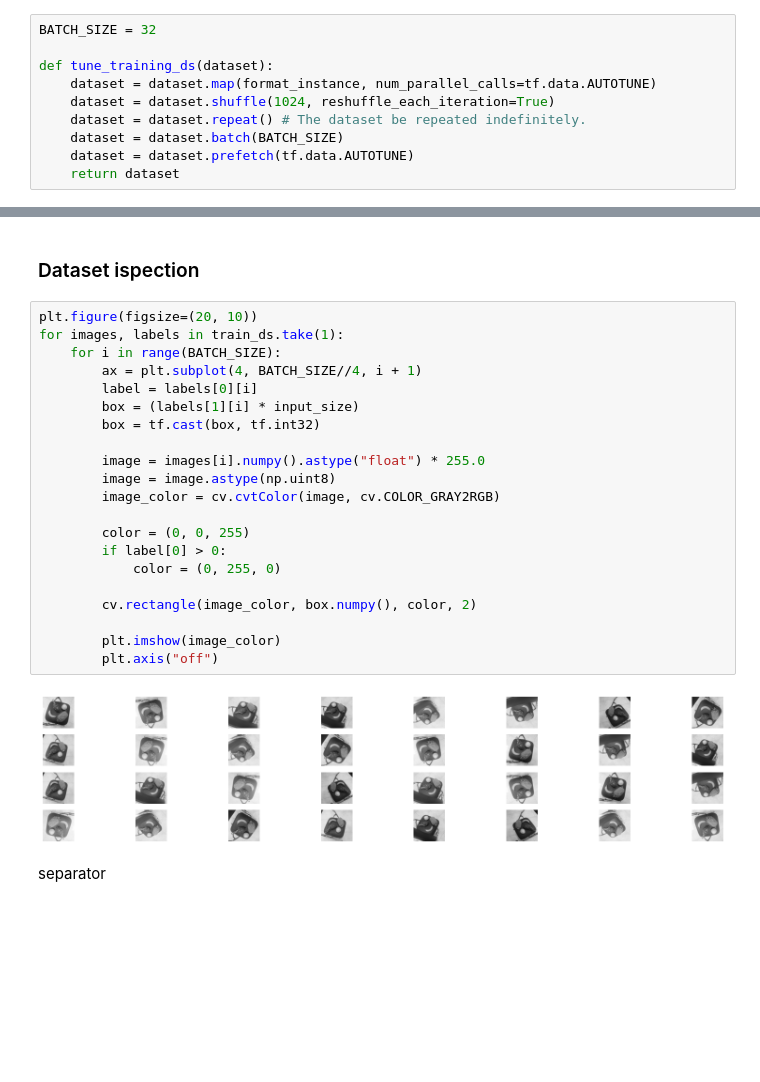
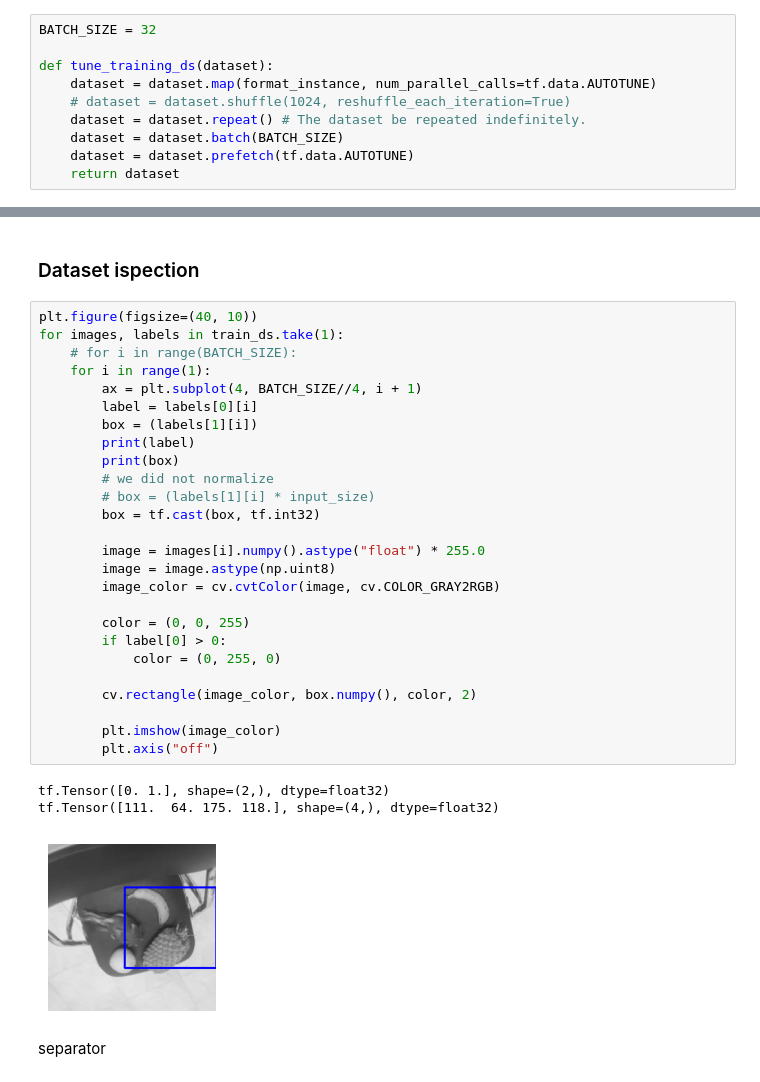
Before and after one commit to miam-bonbon/assignment-computer-vision, a Jupyter notebook: assiga_hopa.ipynb, the cells around one changed output, grey strips where cells are left out. Cells and saved outputs as stored; diff of their text form; blank space fills up the shorter version.

```diff
--- a/assiga_hopa.ipynb
+++ b/assiga_hopa.ipynb
@@ -395,7 +425,7 @@ BATCH_SIZE = 32
 
 def tune_training_ds(dataset):
     dataset = dataset.map(format_instance, num_parallel_calls=tf.data.AUTOTUNE)
-    dataset = dataset.shuffle(1024, reshuffle_each_iteration=True)
+    # dataset = dataset.shuffle(1024, reshuffle_each_iteration=True)
     dataset = dataset.repeat() # The dataset be repeated indefinitely.
     dataset = dataset.batch(BATCH_SIZE)
     dataset = dataset.prefetch(tf.data.AUTOTUNE)
@@ -413,28 +443,35 @@ validation_ds = tune_validation_ds(raw_validation_ds)
 # %% [markdown]
 ### Dataset ispection
 # %%
-plt.figure(figsize=(20, 10))
+plt.figure(figsize=(40, 10))
 for images, labels in train_ds.take(1):
-    for i in range(BATCH_SIZE):
+    # for i in range(BATCH_SIZE):
+    for i in range(1):
         ax = plt.subplot(4, BATCH_SIZE//4, i + 1)
         label = labels[0][i]
-        box = (labels[1][i] * input_size)
+        box = (labels[1][i])
+        print(label)
+        print(box)
+        # we did not normalize
+        # box = (labels[1][i] * input_size)
         box = tf.cast(box, tf.int32)
 
         image = images[i].numpy().astype("float") * 255.0
         image = image.astype(np.uint8)
         image_color = cv.cvtColor(image, cv.COLOR_GRAY2RGB)
 
         color = (0, 0, 255)
         if label[0] > 0:
             color = (0, 255, 0)
 
         cv.rectangle(image_color, box.numpy(), color, 2)
 
         plt.imshow(image_color)
         plt.axis("off")
 # %% [output]
+tf.Tensor([0. 1.], shape=(2,), dtype=float32)
+tf.Tensor([111.  64. 175. 118.], shape=(4,), dtype=float32)
-[figure, old version]
+[figure, new version]
 # %% [markdown]
 separator
 # %% [markdown]
```
Also changed, not shown: parts of 4 cells of this notebook.
